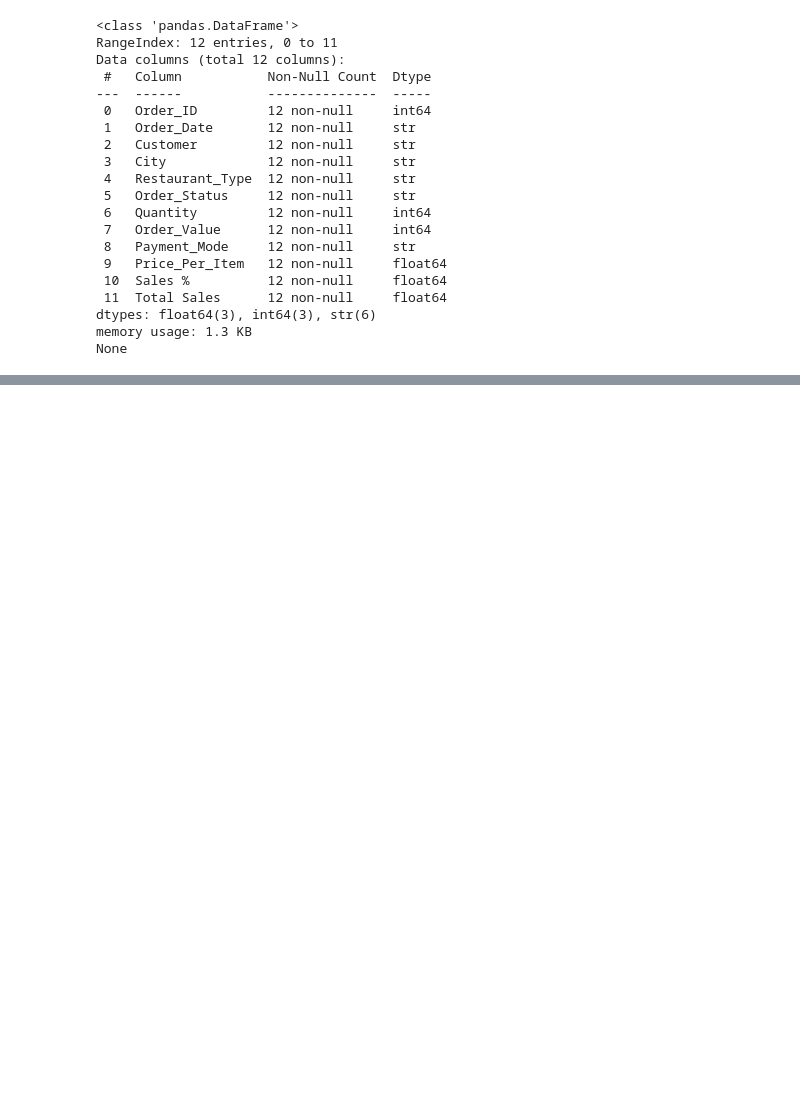
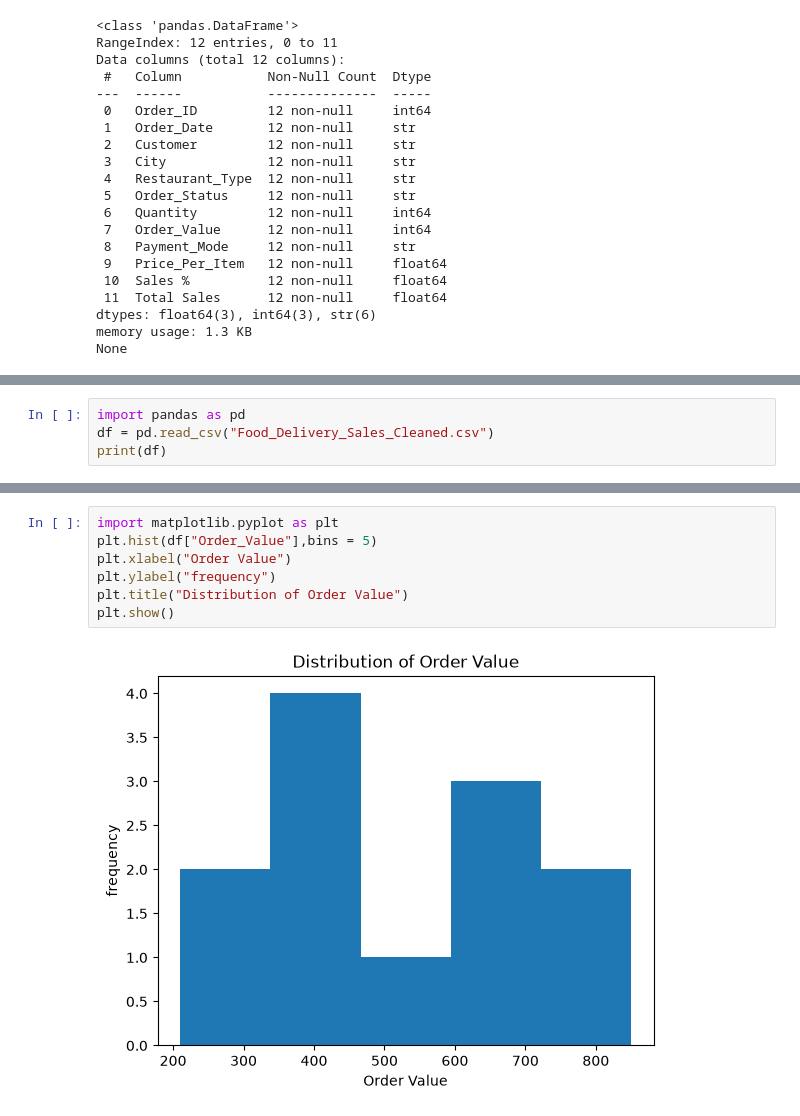
Before and after one commit to dwivedipragya2005/Food_Delivery_Sales_Analysis, a Jupyter notebook: Food_Delivery_Sales_Analysis.ipynb, the cells around one changed output, grey strips where cells are left out. Drawn from its saved outputs; the diff is of its cells as text; blank space fills up the shorter version.

```diff
--- a/Food_Delivery_Sales_Analysis.ipynb
+++ b/Food_Delivery_Sales_Analysis.ipynb
@@ -556,0 +817,4 @@ None
+# %%
+import pandas as pd
+df = pd.read_csv("Food_Delivery_Sales_Cleaned.csv")
+print(df)
@@ -556,0 +1139,9 @@ None
+# %%
+import matplotlib.pyplot as plt
+plt.hist(df["Order_Value"],bins = 5)
+plt.xlabel("Order Value")
+plt.ylabel("frequency")
+plt.title("Distribution of Order Value")
+plt.show()
+# %% [output]
+[figure, added]
```
Also changed, not shown: parts of 101 cells of this notebook, 2 other files.
